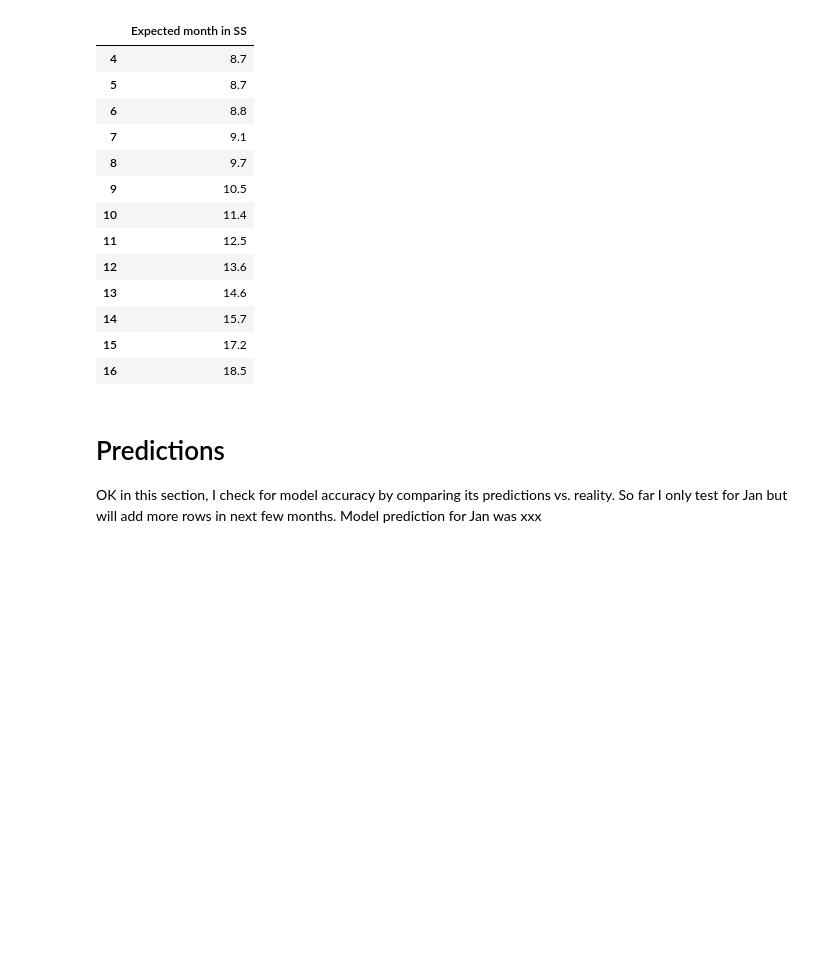
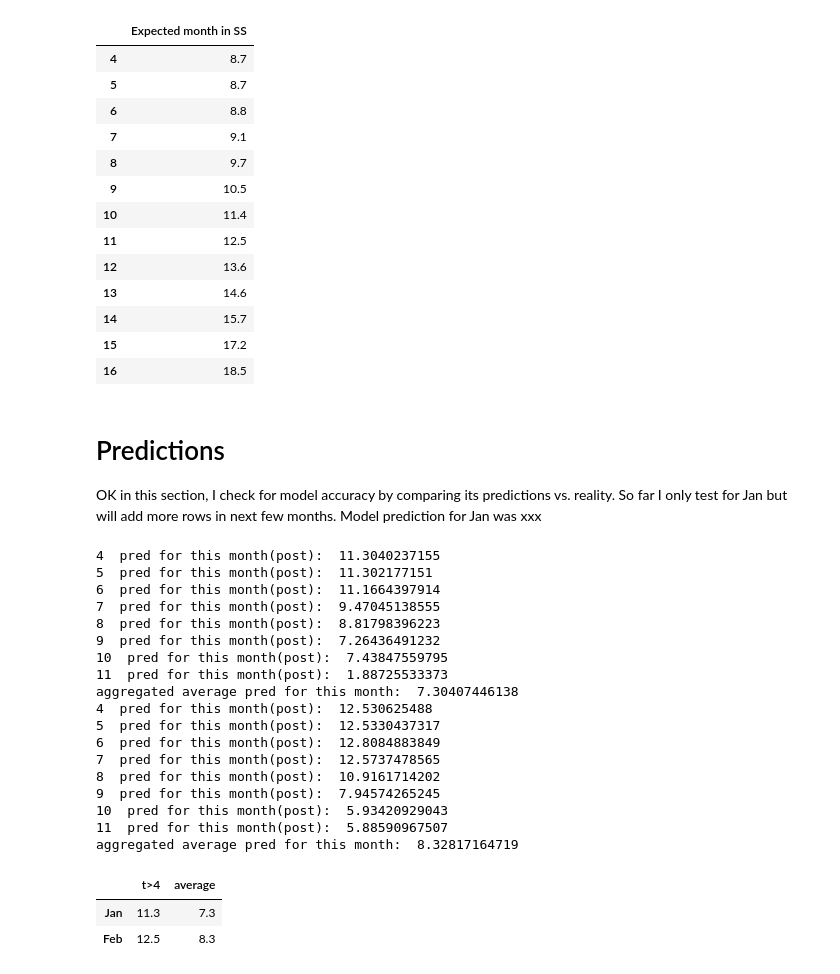
Before and after one commit to amirharati/security-screening-analysis, a Jupyter notebook: security-screening-analysis.ipynb, the cells around one changed output. Saved outputs shown, nothing was run; the diff lists cells and outputs as text; code cells hidden in the pictures; blank space fills up the shorter version.

```diff
--- a/security-screening-analysis.ipynb
+++ b/security-screening-analysis.ipynb
@@ -385,3 +394,72 @@ First number of each row is the number of month passed from SS start.
 # Predictions
 OK in this section, I check for model accuracy by comparing its predictions vs. reality. So far I only test for Jan but will add more rows in next few months.
 Model prediction for Jan was xxx
+# %%
+SS_DATA = {}
+SS_DATA["Jan"] = {"data_file": "data/ppr_track_jan.txt", "analysis_date": "1 Jan 18"}
+SS_DATA["Feb"] = {"data_file": "data/ppr_track_feb.txt", "analysis_date": '1 Feb 18' }
+
+SS_GROUPS = {}
+posts = {}
+PRED = {}
+for key in SS_DATA:
+    SS_GROUPS[key] = load_ss_data(SS_DATA[key]["data_file"], SS_DATA[key]["analysis_date"])
+    _, posts[key] = compute_post(SS_GROUPS[key], prior)
+
+    PRED[key] = {}
+    ag_total_pred = 0
+    for i in range(4, 12):
+        total_pred =  0
+        for key2 in SS_GROUPS[key]:
+            if SS_GROUPS[key][key2]["PPR-DATE"] is None:
+                ind = round(SS_GROUPS[key][key2]["duration"] / 30)
+                if ind < min_dur:
+                    ind = min_dur
+                if ind > max_dur:
+                    ind = max_dur
+                k = ind - min_dur
+                # conditional
+                npost2 = posts[key][i-min_dur:] / np.sum(posts[key][i-min_dur:])
+                if ind < i :
+                    total_pred += 0
+                else:
+                    total_pred += npost2[ind - i]
+        print(i, " pred for this month(post): ", total_pred)
+        PRED[key][i] = total_pred
+        ag_total_pred += total_pred * npost[i]
+    print("aggregated average pred for this month: ", ag_total_pred)
+    PRED[key]["agg"] = ag_total_pred
+
+table = np.zeros((len(SS_DATA), 2))
+count = 0
+rows=[]
+cols=["t>4", "average"]
+for key in PRED:
+    table[count, 0] = PRED[key][4]
+    table[count, 1] = PRED[key]["agg"]
+    rows.append(key)
+    count += 1
+
+display(HTML(pd.DataFrame(table, index=rows, columns=cols).to_html()))
+# %% [output]
+4  pred for this month(post):  11.3040237155
+5  pred for this month(post):  11.302177151
+6  pred for this month(post):  11.1664397914
+7  pred for this month(post):  9.47045138555
+8  pred for this month(post):  8.81798396223
+9  pred for this month(post):  7.26436491232
+10  pred for this month(post):  7.43847559795
+11  pred for this month(post):  1.88725533373
+aggregated average pred for this month:  7.30407446138
+4  pred for this month(post):  12.530625488
+5  pred for this month(post):  12.5330437317
+6  pred for this month(post):  12.8084883849
+7  pred for this month(post):  12.5737478565
+8  pred for this month(post):  10.9161714202
+9  pred for this month(post):  7.94574265245
+10  pred for this month(post):  5.93420929043
+11  pred for this month(post):  5.88590967507
+aggregated average pred for this month:  8.32817164719
+|  | t>4 | average |
+| Jan | 11.3 | 7.3 |
+| Feb | 12.5 | 8.3 |
```
Also changed, not shown: parts of 2 cells of this notebook.
